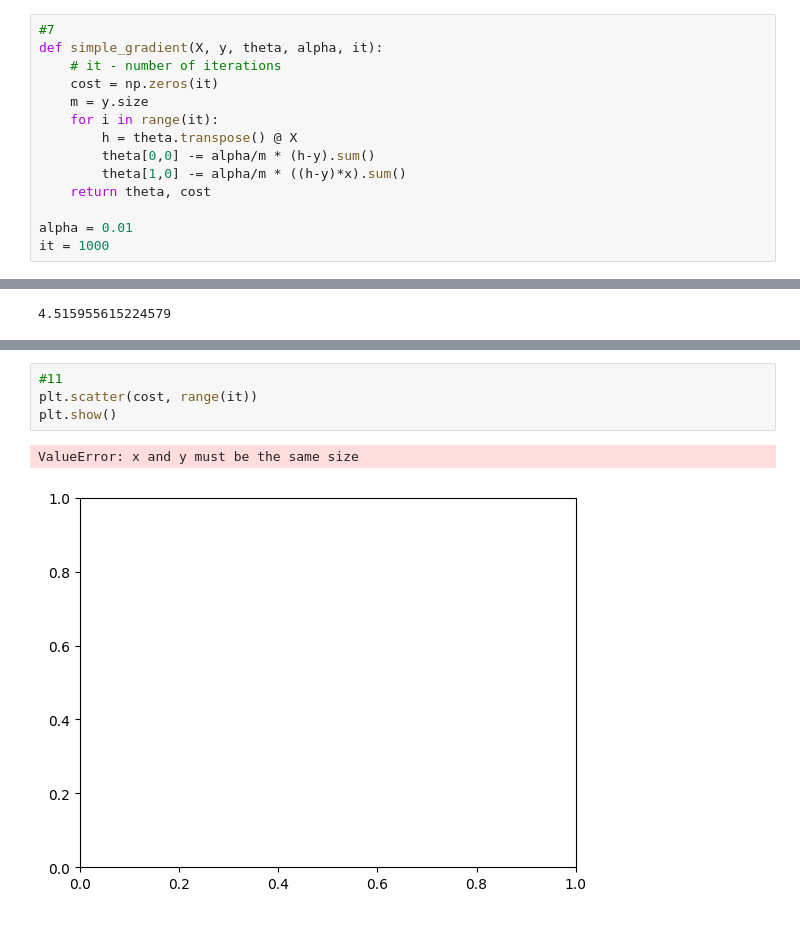
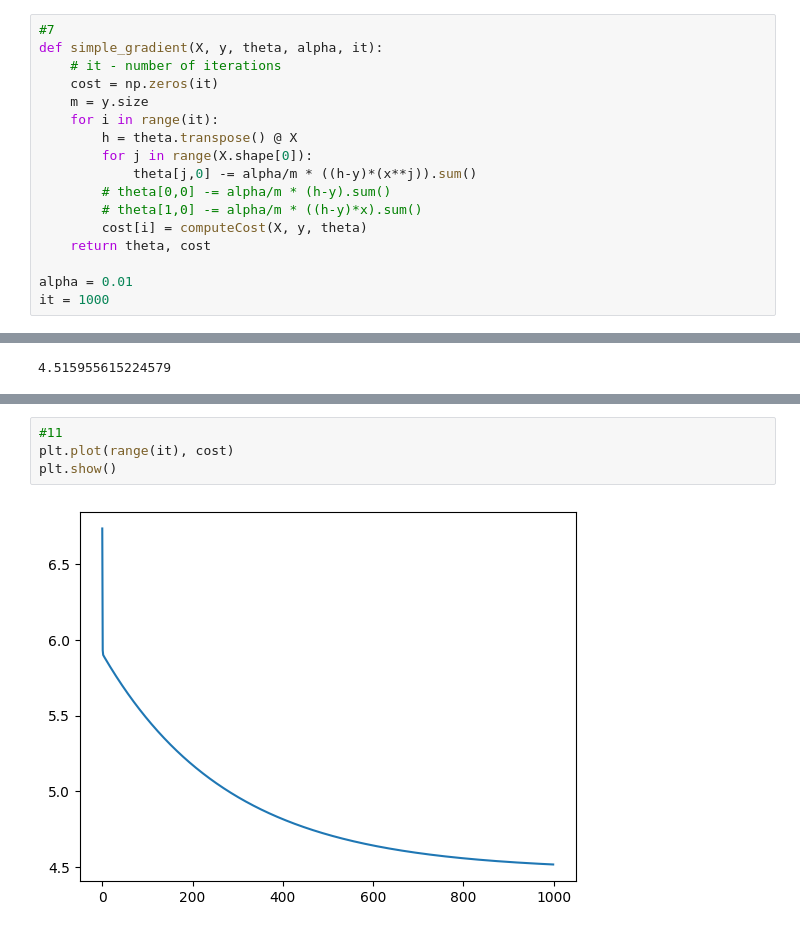
Before and after one commit to MKrysz/6th, a Jupyter notebook: ML/lab02/lab02.ipynb, the cells around one changed output, grey strips where cells are left out. Drawn from its saved outputs; the diff is of its cells as text.

```diff
--- a/ML/lab02/lab02.ipynb
+++ b/ML/lab02/lab02.ipynb
@@ -67,8 +67,11 @@ def simple_gradient(X, y, theta, alpha, it):
     m = y.size
     for i in range(it):
         h = theta.transpose() @ X
-        theta[0,0] -= alpha/m * (h-y).sum()
-        theta[1,0] -= alpha/m * ((h-y)*x).sum()
+        for j in range(X.shape[0]):
+            theta[j,0] -= alpha/m * ((h-y)*(x**j)).sum()
+        # theta[0,0] -= alpha/m * (h-y).sum()
+        # theta[1,0] -= alpha/m * ((h-y)*x).sum()
+        cost[i] = computeCost(X, y, theta)
     return theta, cost
 
 alpha = 0.01
@@ -90,7 +102,6 @@ computeCost(X, y, theta)
 # %%
 #11
-plt.scatter(cost, range(it))
+plt.plot(range(it), cost)
 plt.show()
 # %% [output]
-ValueError: x and y must be the same size
-[figure, old version]
+[figure, new version]
```
Also changed, not shown: parts of 11 cells of this notebook, 2 other files.
